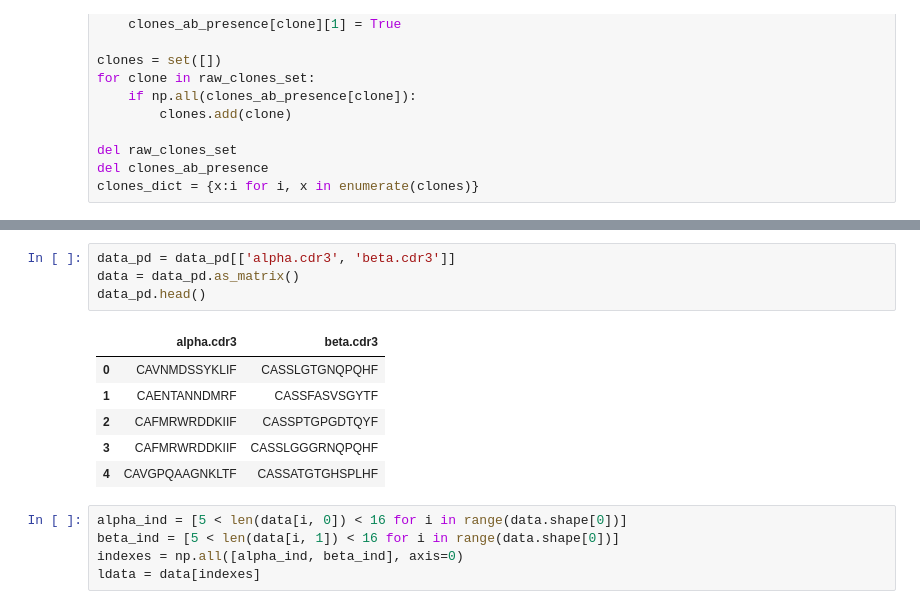
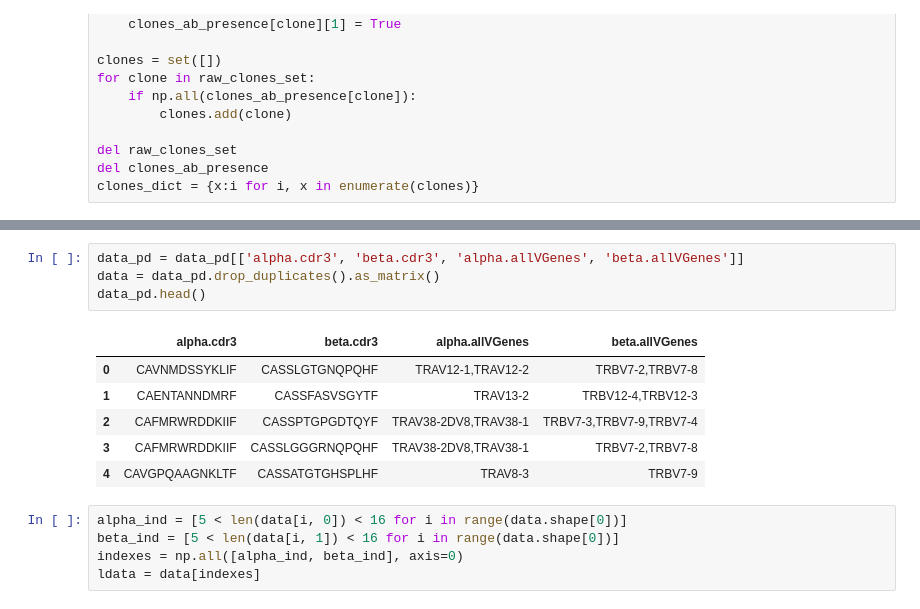
Before and after one commit to antigenomics/tcr-pairing-preferences, a Jupyter notebook: Chosen_sequences.ipynb, the cells around one changed output, grey strips where cells are left out. Drawn from its saved outputs; the diff is of its cells as text.

```diff
--- a/Chosen_sequences.ipynb
+++ b/Chosen_sequences.ipynb
@@ -57,16 +72,16 @@ data_pd.head()
 | 3 | 3 | 5 | CAFMRWRDDKIIF | TRAV38-2DV8,TRAV38-1 | TRAJ30 | CASSLGGGRNQPQHF | TRBV7-2,TRBV7-8 | ... |
 | 4 | 4 | 5 | CAVGPQAAGNKLTF | TRAV8-3 | TRAJ17 | CASSATGTGHSPLHF | TRBV7-9 | ... |
 # %%
-data_pd = data_pd[['alpha.cdr3', 'beta.cdr3']]
-data = data_pd.as_matrix()
+data_pd = data_pd[['alpha.cdr3', 'beta.cdr3', 'alpha.allVGenes', 'beta.allVGenes']]
+data = data_pd.drop_duplicates().as_matrix()
 data_pd.head()
 # %% [output]
-|  | alpha.cdr3 | beta.cdr3 |
-| 0 | CAVNMDSSYKLIF | CASSLGTGNQPQHF |
-| 1 | CAENTANNDMRF | CASSFASVSGYTF |
-| 2 | CAFMRWRDDKIIF | CASSPTGPGDTQYF |
-| 3 | CAFMRWRDDKIIF | CASSLGGGRNQPQHF |
-| 4 | CAVGPQAAGNKLTF | CASSATGTGHSPLHF |
+|  | alpha.cdr3 | beta.cdr3 | alpha.allVGenes | beta.allVGenes |
+| 0 | CAVNMDSSYKLIF | CASSLGTGNQPQHF | TRAV12-1,TRAV12-2 | TRBV7-2,TRBV7-8 |
+| 1 | CAENTANNDMRF | CASSFASVSGYTF | TRAV13-2 | TRBV12-4,TRBV12-3 |
+| 2 | CAFMRWRDDKIIF | CASSPTGPGDTQYF | TRAV38-2DV8,TRAV38-1 | TRBV7-3,TRBV7-9,TRBV7-4 |
+| 3 | CAFMRWRDDKIIF | CASSLGGGRNQPQHF | TRAV38-2DV8,TRAV38-1 | TRBV7-2,TRBV7-8 |
+| 4 | CAVGPQAAGNKLTF | CASSATGTGHSPLHF | TRAV8-3 | TRBV7-9 |
 # %%
 alpha_ind = [5 < len(data[i, 0]) < 16 for i in range(data.shape[0])]
 beta_ind = [5 < len(data[i, 1]) < 16 for i in range(data.shape[0])]
```
Also changed, not shown: parts of 26 cells of this notebook, 13 other files.
